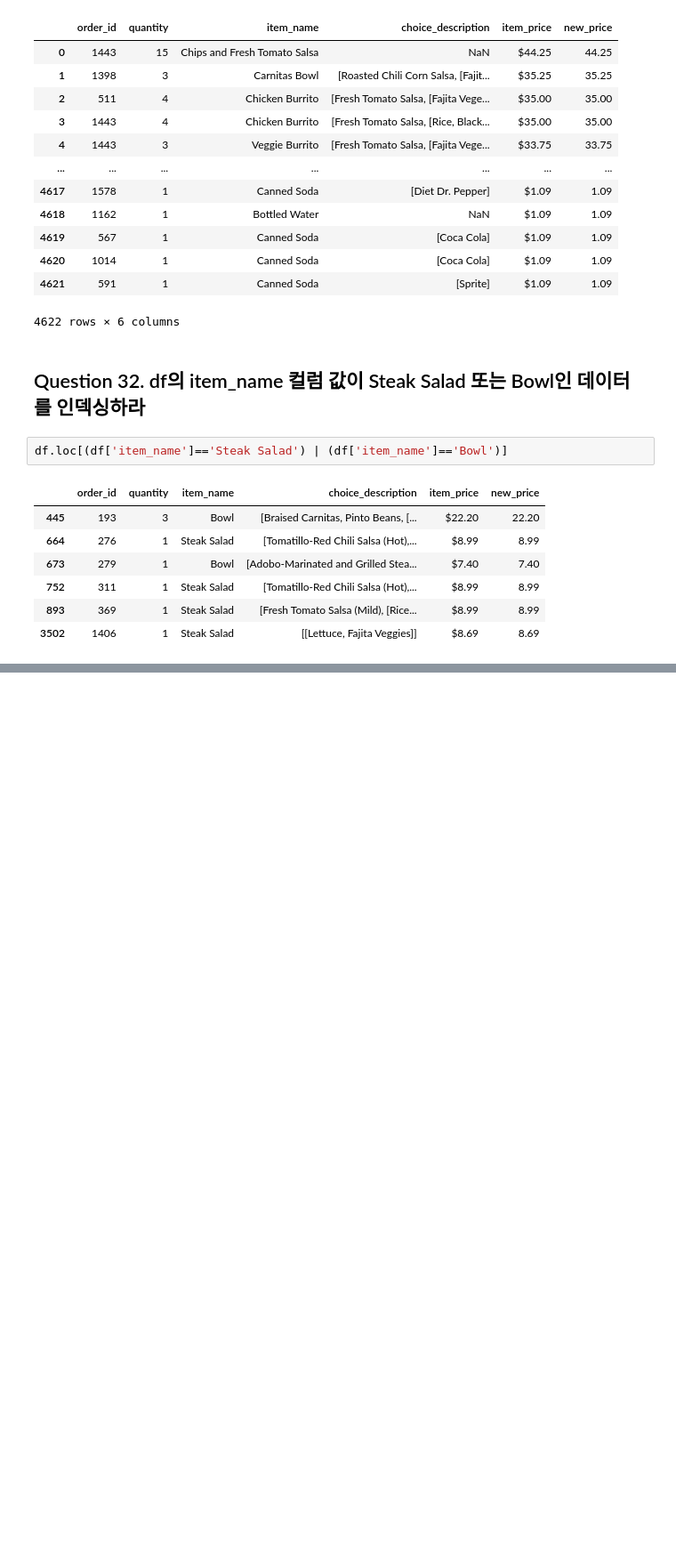
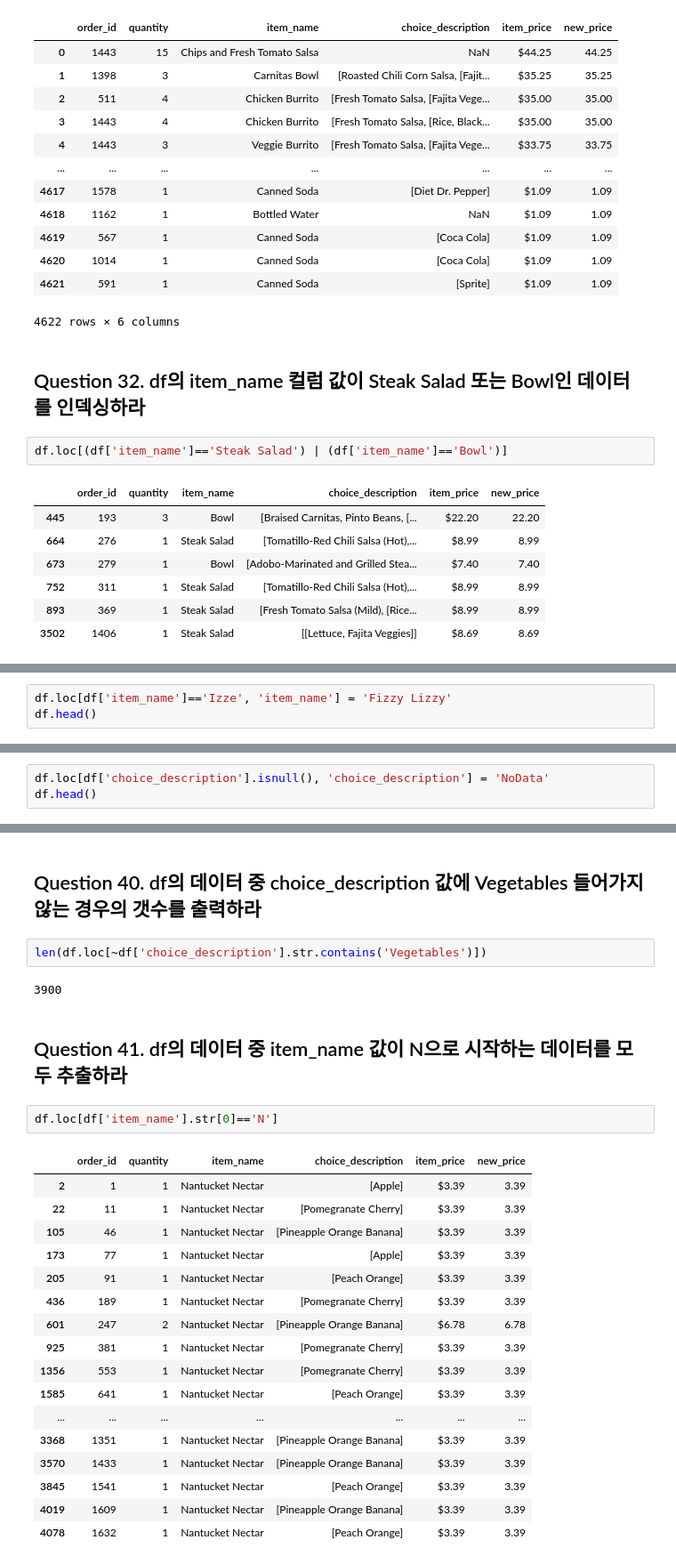
Before and after one commit to akeroroh/TIL, a Jupyter notebook: bigdata/data preprocessing/데이터전처리.ipynb, the cells around one changed output, grey strips where cells are left out. Shown at 89% size. Drawn from its saved outputs; the diff is of its cells as text; blank space fills up the shorter version.

```diff
--- a/bigdata/data preprocessing/데이터전처리.ipynb
+++ b/bigdata/data preprocessing/데이터전처리.ipynb
@@ -399,0 +436,3 @@ df.loc[(df['item_name']=='Steak Salad') | (df['item_name']=='Bowl')]
+# %%
+df.loc[df['item_name']=='Izze', 'item_name'] = 'Fizzy Lizzy'
+df.head()
@@ -399,0 +454,3 @@ df.loc[(df['item_name']=='Steak Salad') | (df['item_name']=='Bowl')]
+# %%
+df.loc[df['choice_description'].isnull(), 'choice_description'] = 'NoData'
+df.head()
@@ -399,0 +482,28 @@ df.loc[(df['item_name']=='Steak Salad') | (df['item_name']=='Bowl')]
+# %% [markdown]
+## Question 40. df의 데이터 중 choice_description 값에 Vegetables 들어가지 않는 경우의 갯수를 출력하라
+# %%
+len(df.loc[~df['choice_description'].str.contains('Vegetables')])
+# %% [output]
+3900
+# %% [markdown]
+## Question 41. df의 데이터 중 item_name 값이 N으로 시작하는 데이터를 모두 추출하라
+# %%
+df.loc[df['item_name'].str[0]=='N']
+# %% [output]
+|  | order_id | quantity | item_name | choice_description | item_price | new_price |
+| 2 | 1 | 1 | Nantucket Nectar | [Apple] | $3.39 | 3.39 |
+| 22 | 11 | 1 | Nantucket Nectar | [Pomegranate Cherry] | $3.39 | 3.39 |
+| 105 | 46 | 1 | Nantucket Nectar | [Pineapple Orange Banana] | $3.39 | 3.39 |
+| 173 | 77 | 1 | Nantucket Nectar | [Apple] | $3.39 | 3.39 |
+| 205 | 91 | 1 | Nantucket Nectar | [Peach Orange] | $3.39 | 3.39 |
+| 436 | 189 | 1 | Nantucket Nectar | [Pomegranate Cherry] | $3.39 | 3.39 |
+| 601 | 247 | 2 | Nantucket Nectar | [Pineapple Orange Banana] | $6.78 | 6.78 |
+| 925 | 381 | 1 | Nantucket Nectar | [Pomegranate Cherry] | $3.39 | 3.39 |
+| 1356 | 553 | 1 | Nantucket Nectar | [Pomegranate Cherry] | $3.39 | 3.39 |
+| 1585 | 641 | 1 | Nantucket Nectar | [Peach Orange] | $3.39 | 3.39 |
+| ... | ... | ... | ... | ... | ... | ... |
+| 3368 | 1351 | 1 | Nantucket Nectar | [Pineapple Orange Banana] | $3.39 | 3.39 |
+| 3570 | 1433 | 1 | Nantucket Nectar | [Pineapple Orange Banana] | $3.39 | 3.39 |
+| 3845 | 1541 | 1 | Nantucket Nectar | [Peach Orange] | $3.39 | 3.39 |
+| 4019 | 1609 | 1 | Nantucket Nectar | [Pineapple Orange Banana] | $3.39 | 3.39 |
+| 4078 | 1632 | 1 | Nantucket Nectar | [Peach Orange] | $3.39 | 3.39 |
```
Also changed, not shown: parts of 58 cells of this notebook.
